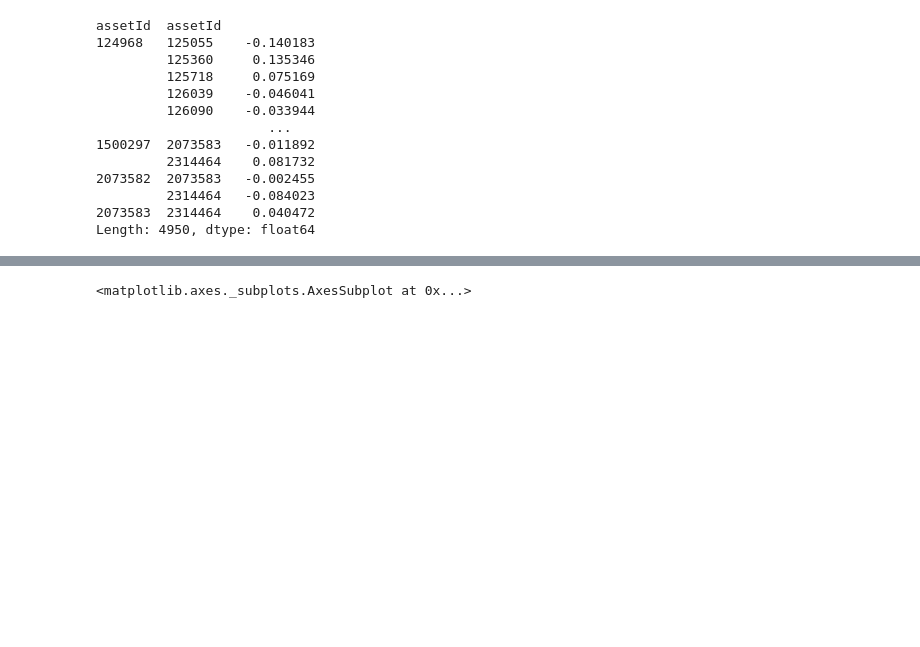
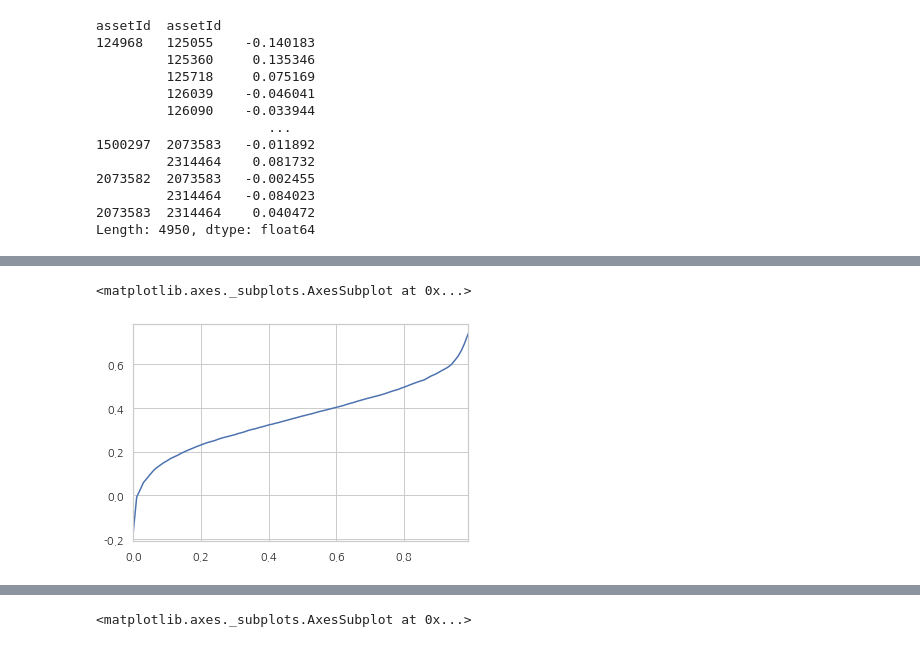
Before and after one commit to dnokes/DATA_698, a Jupyter notebook: notebooks/prototyping/DATA_698_Test_MSTs_Docker_Test.ipynb, the cells around one changed output, grey strips where cells are left out. Cells and saved outputs as stored; diff of their text form; code cells hidden in the pictures; blank space fills up the shorter version.

```diff
--- a/notebooks/prototyping/DATA_698_Test_MSTs_Docker_Test.ipynb
+++ b/notebooks/prototyping/DATA_698_Test_MSTs_Docker_Test.ipynb
@@ -504,0 +510,5 @@ sns.heatmap(percentileCorrelation,xticklabels=dateTimes,yticklabels=np.arange(0,
+# %%
+percentileCorrelationDf.loc[dateTime].plot()
+# %% [output]
+<matplotlib.axes._subplots.AxesSubplot at 0x...>
+[figure, added]
```
Also changed, not shown: parts of 5 cells of this notebook.
